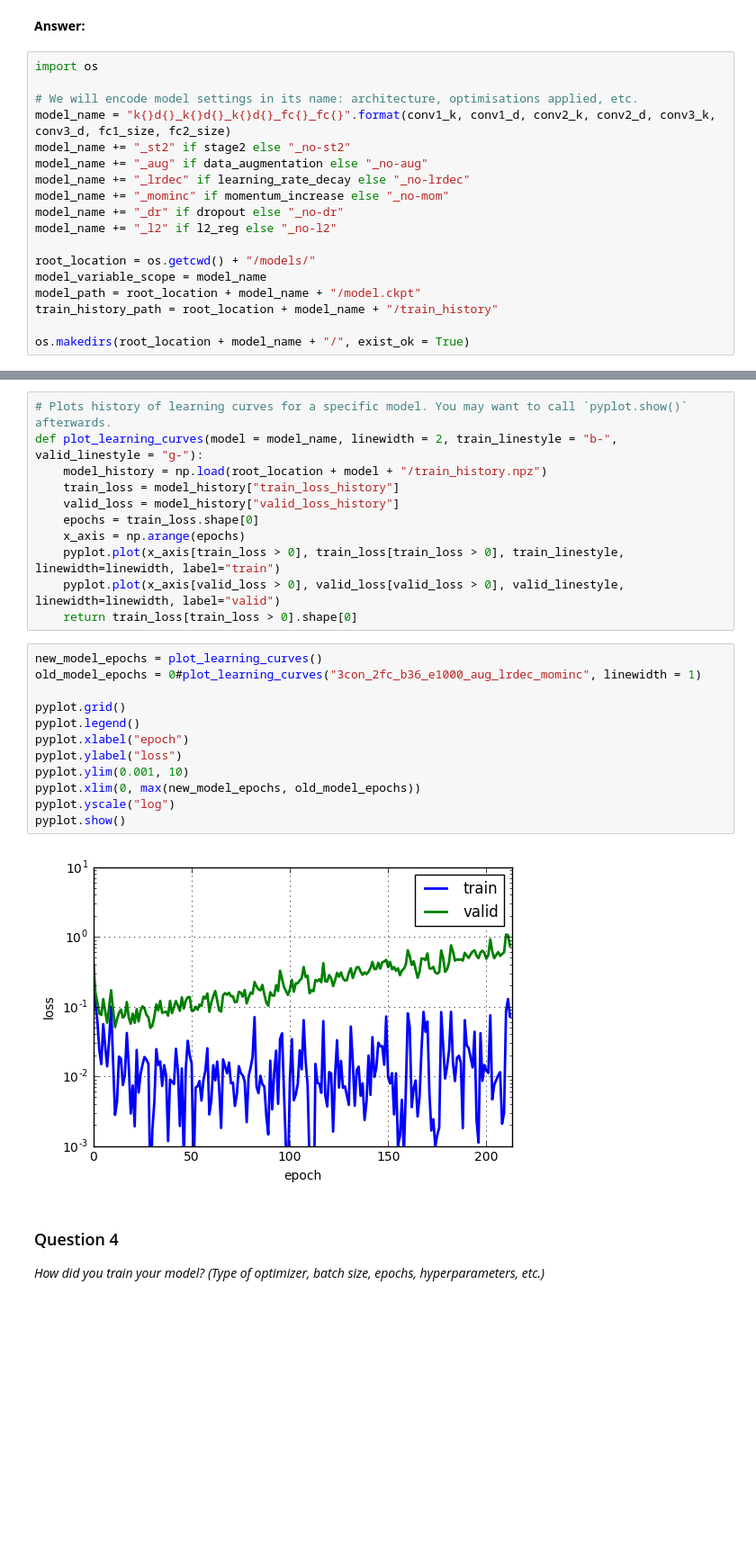
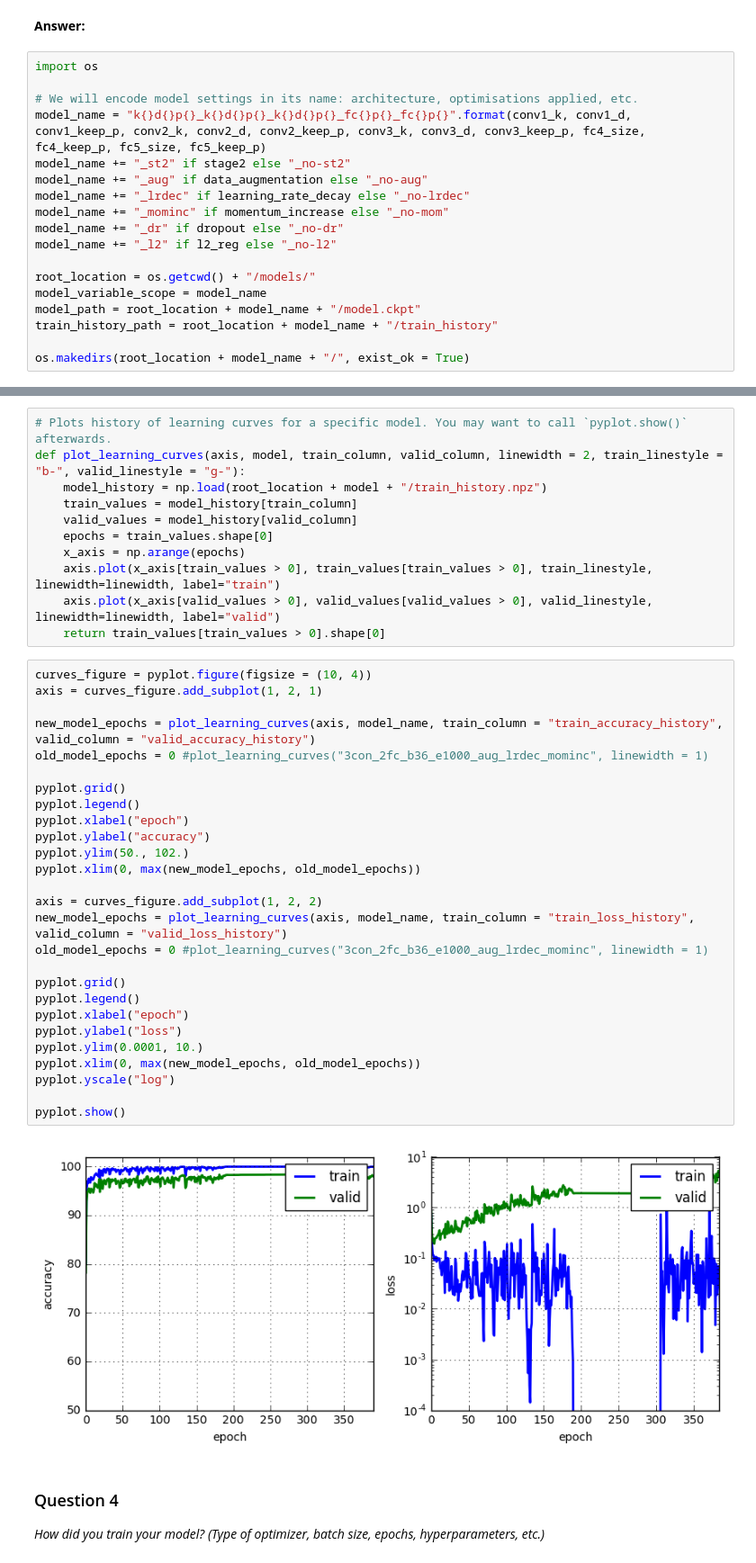
Before and after one commit to udacity/CarND-Traffic-Sign-Classifier-Project, a Jupyter notebook: Traffic_Signs_Recognition.ipynb, the cells around one changed output, grey strips where cells are left out. Shown at 90% size. Saved outputs shown, nothing was run; the diff lists cells and outputs as text; blank space fills up the shorter version.

```diff
--- a/Traffic_Signs_Recognition.ipynb
+++ b/Traffic_Signs_Recognition.ipynb
@@ -598,7 +650,7 @@ _What does your final architecture look like? (Type of model, layers, sizes, con
 import os
 
 # We will encode model settings in its name: architecture, optimisations applied, etc.
-model_name = "k{}d{}_k{}d{}_k{}d{}_fc{}_fc{}".format(conv1_k, conv1_d, conv2_k, conv2_d, conv3_k, conv3_d, fc1_size, fc2_size)
+model_name = "k{}d{}p{}_k{}d{}p{}_k{}d{}p{}_fc{}p{}_fc{}p{}".format(conv1_k, conv1_d, conv1_keep_p, conv2_k, conv2_d, conv2_keep_p, conv3_k, conv3_d, conv3_keep_p, fc4_size, fc4_keep_p, fc5_size, fc5_keep_p)
 model_name += "_st2" if stage2 else "_no-st2"
 model_name += "_aug" if data_augmentation else "_no-aug"
 model_name += "_lrdec" if learning_rate_decay else "_no-lrdec"
@@ -734,28 +834,43 @@ Train history file: /home/alex/Projects/Study/udacity-SDCND/traffic-signs/models
 # %%
 # Plots history of learning curves for a specific model. You may want to call `pyplot.show()` afterwards.
-def plot_learning_curves(model = model_name, linewidth = 2, train_linestyle = "b-", valid_linestyle = "g-"):
+def plot_learning_curves(axis, model, train_column, valid_column, linewidth = 2, train_linestyle = "b-", valid_linestyle = "g-"):
     model_history = np.load(root_location + model + "/train_history.npz")
-    train_loss = model_history["train_loss_history"]
-    valid_loss = model_history["valid_loss_history"]
-    epochs = train_loss.shape[0]
+    train_values = model_history[train_column]
+    valid_values = model_history[valid_column]
+    epochs = train_values.shape[0]
     x_axis = np.arange(epochs)
-    pyplot.plot(x_axis[train_loss > 0], train_loss[train_loss > 0], train_linestyle, linewidth=linewidth, label="train")
-    pyplot.plot(x_axis[valid_loss > 0], valid_loss[valid_loss > 0], valid_linestyle, linewidth=linewidth, label="valid")
-    return train_loss[train_loss > 0].shape[0]
+    axis.plot(x_axis[train_values > 0], train_values[train_values > 0], train_linestyle, linewidth=linewidth, label="train")
+    axis.plot(x_axis[valid_values > 0], valid_values[valid_values > 0], valid_linestyle, linewidth=linewidth, label="valid")
+    return train_values[train_values > 0].shape[0]
 # %%
-new_model_epochs = plot_learning_curves()
-old_model_epochs = 0#plot_learning_curves("3con_2fc_b36_e1000_aug_lrdec_mominc", linewidth = 1)
+curves_figure = pyplot.figure(figsize = (10, 4))
+axis = curves_figure.add_subplot(1, 2, 1)
+
+new_model_epochs = plot_learning_curves(axis, model_name, train_column = "train_accuracy_history", valid_column = "valid_accuracy_history")
+old_model_epochs = 0 #plot_learning_curves("3con_2fc_b36_e1000_aug_lrdec_mominc", linewidth = 1)
+
+pyplot.grid()
+pyplot.legend()
+pyplot.xlabel("epoch")
+pyplot.ylabel("accuracy")
+pyplot.ylim(50., 102.)
+pyplot.xlim(0, max(new_model_epochs, old_model_epochs))
+
+axis = curves_figure.add_subplot(1, 2, 2)
+new_model_epochs = plot_learning_curves(axis, model_name, train_column = "train_loss_history", valid_column = "valid_loss_history")
+old_model_epochs = 0 #plot_learning_curves("3con_2fc_b36_e1000_aug_lrdec_mominc", linewidth = 1)
 
 pyplot.grid()
 pyplot.legend()
 pyplot.xlabel("epoch")
 pyplot.ylabel("loss")
-pyplot.ylim(0.001, 10)
+pyplot.ylim(0.0001, 10.)
 pyplot.xlim(0, max(new_model_epochs, old_model_epochs))
 pyplot.yscale("log")
+
 pyplot.show()
 # %% [output]
-[figure, old version]
+[figure, new version]
 # %% [markdown]
 ### Question 4
 
```
Also changed, not shown: parts of 9 cells of this notebook.
